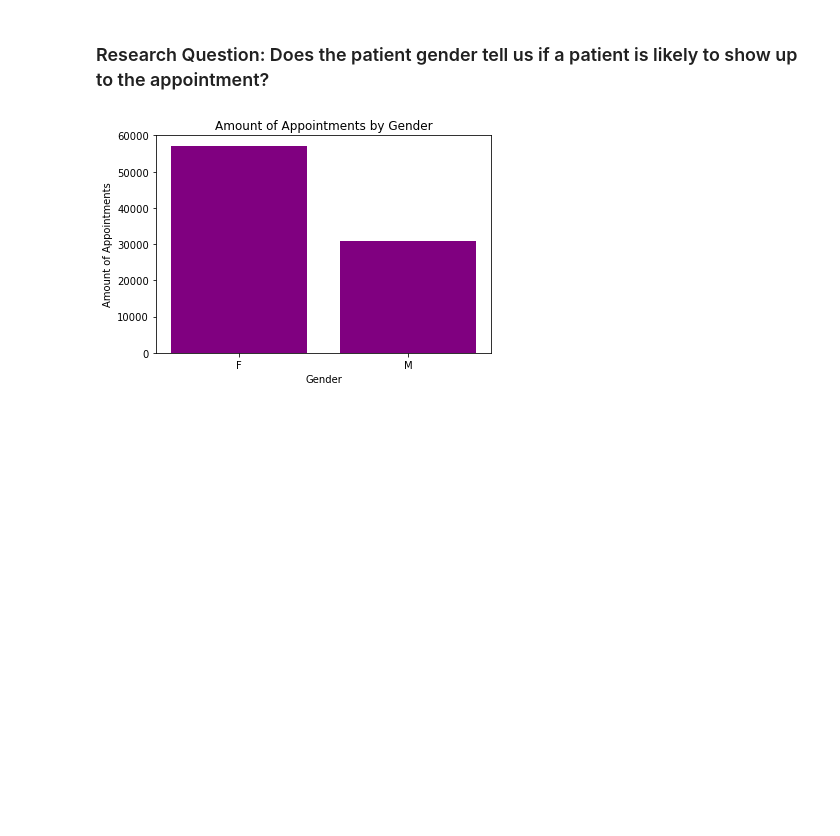
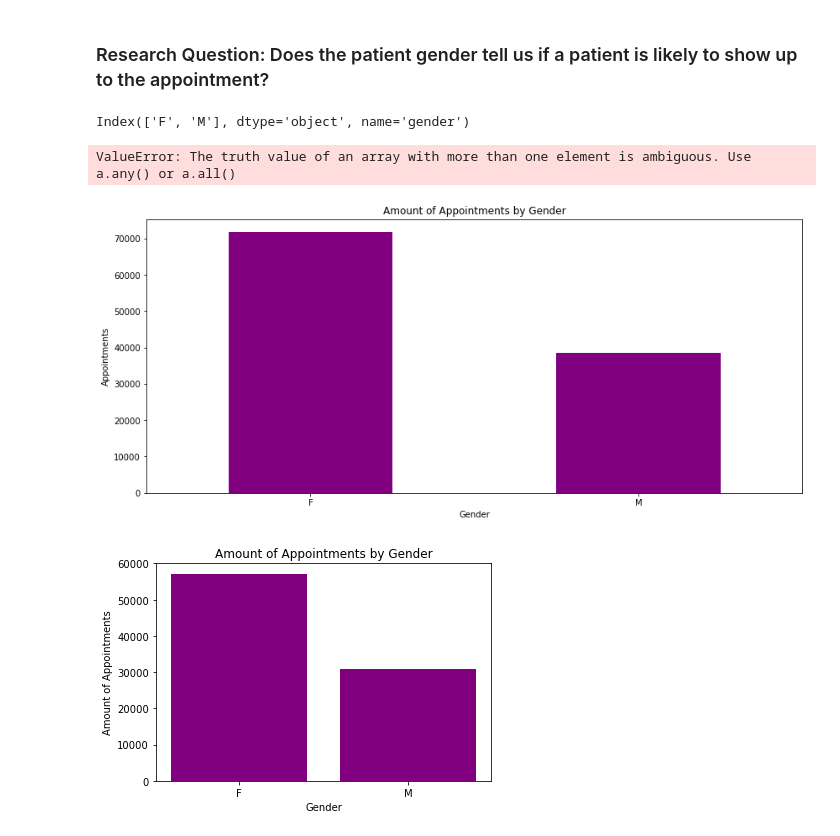
Before and after one commit to jlvalport/Medical-appointments-analysis, a Jupyter notebook: No-show Medical Appointments Analysis.ipynb, the cells around one changed output. Drawn from its saved outputs; the diff is of its cells as text; code cells hidden in the pictures; blank space fills up the shorter version.

```diff
--- a/No-show Medical Appointments Analysis.ipynb
+++ b/No-show Medical Appointments Analysis.ipynb
@@ -297,6 +297,31 @@ plt.legend(['Showed Up', 'No Show']);
 It seems that there are more appointments for babies and young children, and the majority of them show up to the appointment. There are fewer appointments made by people ages 10 - 25 approximately, presumably because they are healthier at that age. We see that for people ages 26 - 64 there is a growth in the number of appointments, except for a considerate decrease of appointments in people ages 41 - 48 approximately. The distribution is skewed to the right mainly because of the life expectancy. According to the data of the United Nations, in the period 2010 - 2015, in which this data was taken, Brazil had a life expectancy of 74.34.
 # %% [markdown]
  ### Research Question: Does the patient gender tell us if a patient is likely to show up to the appointment?
+# %%
+df.groupby(['gender'])['gender'].count().index
+# %% [output]
+Index(['F', 'M'], dtype='object', name='gender')
+# %%
+group_gender = df.groupby(['gender'])['gender'].count()
+group_gender.plot(kind='bar', color='purple', rot=0, figsize=[14,6])
+plt.title('Amount of Appointments by Gender')
+plt.ylabel('Appointments')
+plt.xlabel('Gender')
+
+table = plt.table(cellText = group_gender.apply(str),
+                rowLabels = ['Gender', 'Gender'],
+                colLabels = [group_gender.index],
+                rowColours = ['purple'],
+                cellLoc = 'center',
+                rowLoc = 'center',
+                loc = 'bottom',
+                bbox = [0, -0.75, 1, 0.5])
+
+table[(1, -1)].set_text_props(color='white', fontweight='bold')
+table[(2, -1)].set_text_props(color='white', fontweight='bold')
+# %% [output]
+ValueError: The truth value of an array with more than one element is ambiguous. Use a.any() or a.all()
+[figure, added]
 # %%
 f_amount = df_showed_up.query('gender == "F"')['gender'].count()
 m_amount = df_showed_up.query('gender == "M"')['gender'].count()
```
Also changed, not shown: parts of 11 cells of this notebook.
